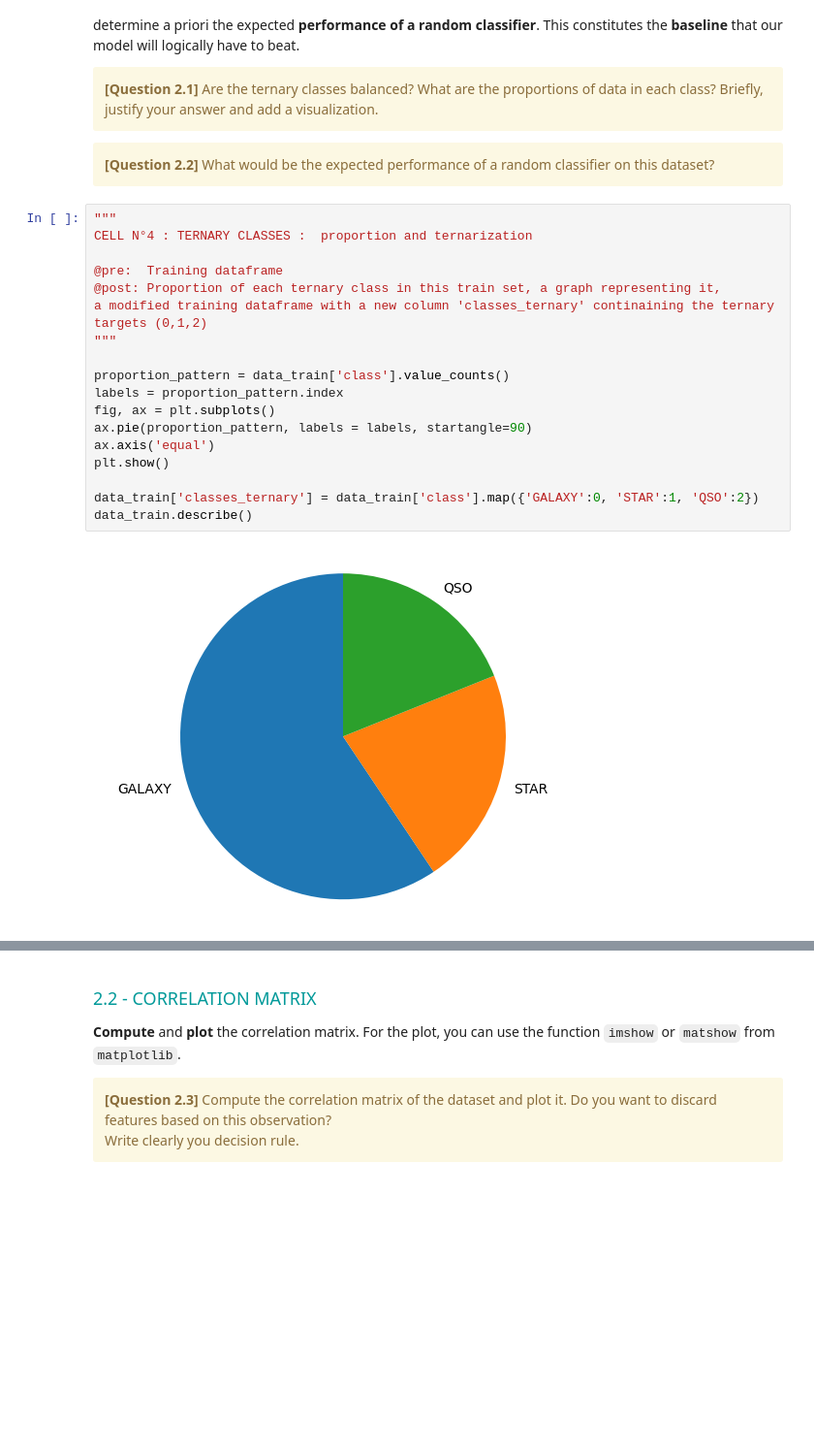
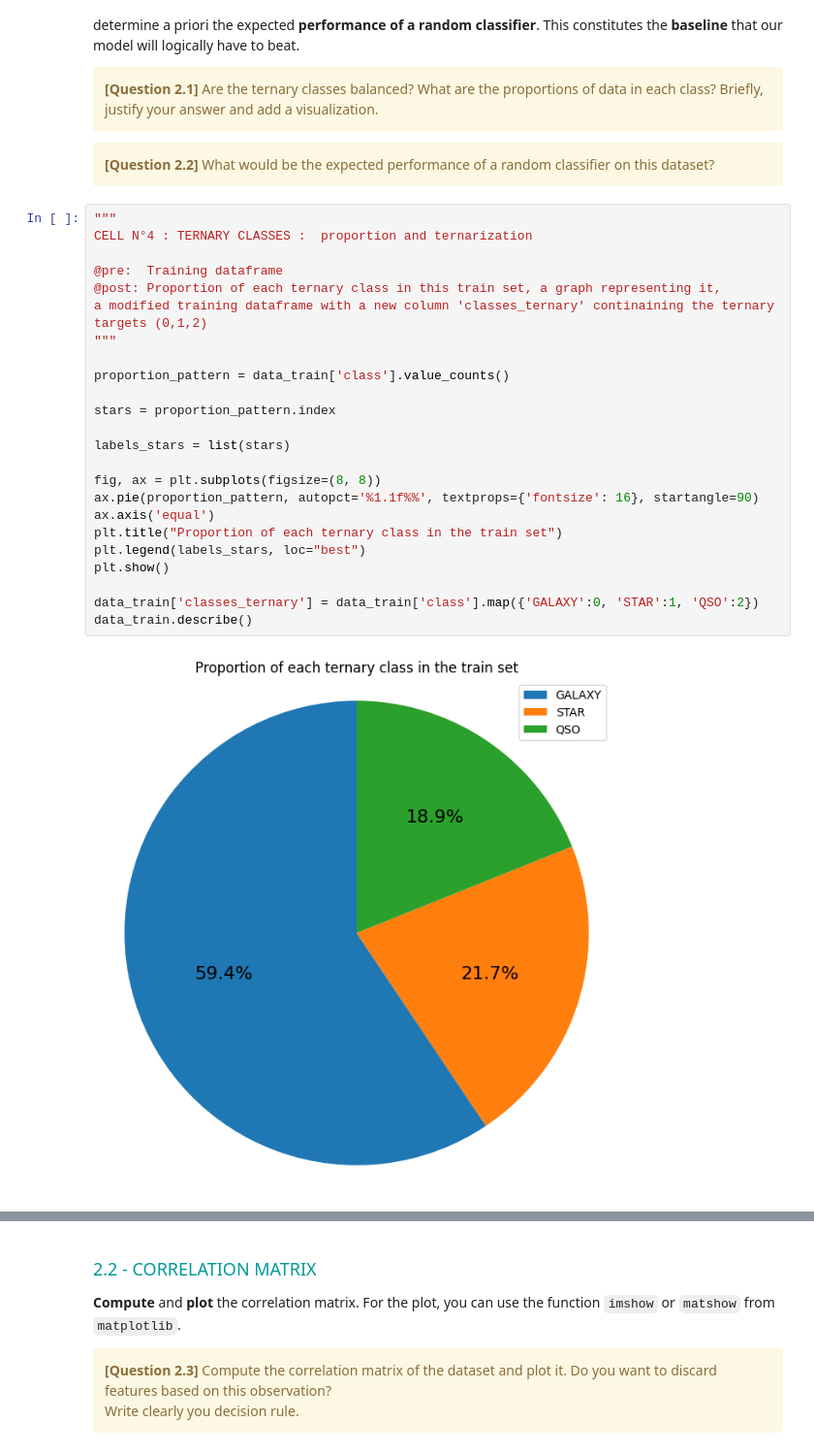
Before and after one commit to Mathis003/LEPL1109-Hackathons, a Jupyter notebook: Hackaton_2/Hackathon02-Classification.ipynb, the cells around one changed output, grey strips where cells are left out. Shown at 97% size. Cells and saved outputs as stored; diff of their text form; blank space fills up the shorter version.

Commit message:
Improve graphic 2.1

```diff
--- a/Hackaton_2/Hackathon02-Classification.ipynb
+++ b/Hackaton_2/Hackathon02-Classification.ipynb
@@ -228,20 +229,26 @@ It's always useful to have an idea of the difficulty of the task in hand. More s
 # %%
 """
 CELL N°4 : TERNARY CLASSES :  proportion and ternarization
 
 @pre:  Training dataframe
 @post: Proportion of each ternary class in this train set, a graph representing it,
 a modified training dataframe with a new column 'classes_ternary' continaining the ternary targets (0,1,2)
 """
 
 proportion_pattern = data_train['class'].value_counts()
-labels = proportion_pattern.index
-fig, ax = plt.subplots()
-ax.pie(proportion_pattern, labels = labels, startangle=90)
+
+stars = proportion_pattern.index
+
+labels_stars = list(stars)
+
+fig, ax = plt.subplots(figsize=(8, 8))
+ax.pie(proportion_pattern, autopct='%1.1f%%', textprops={'fontsize': 16}, startangle=90)
 ax.axis('equal')
+plt.title("Proportion of each ternary class in the train set")
+plt.legend(labels_stars, loc="best")
 plt.show()
 
 data_train['classes_ternary'] = data_train['class'].map({'GALAXY':0, 'STAR':1, 'QSO':2})
 data_train.describe()
 # %% [output]
-[figure, old version]
+[figure, new version]
```
Also changed, not shown: parts of 2 cells of this notebook.
